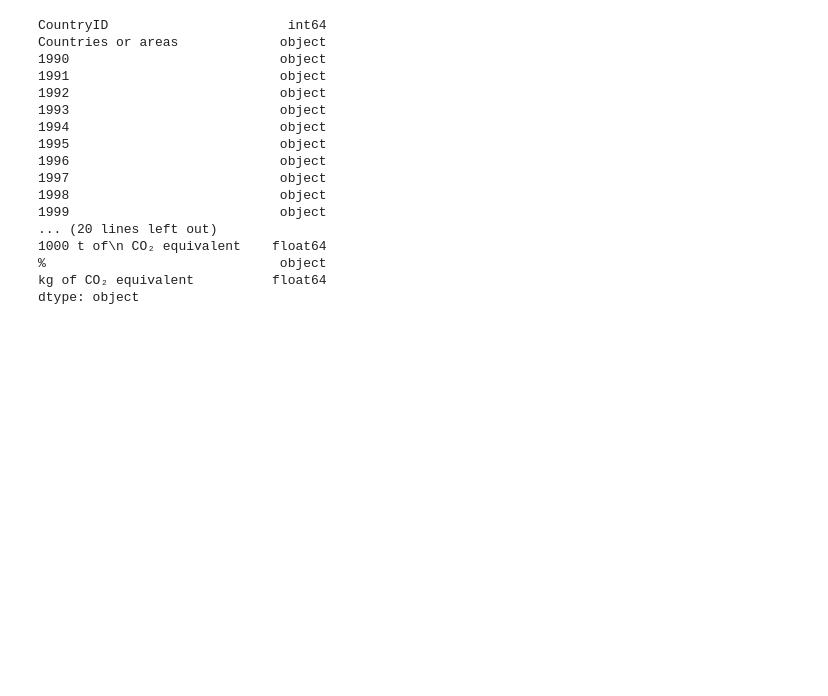
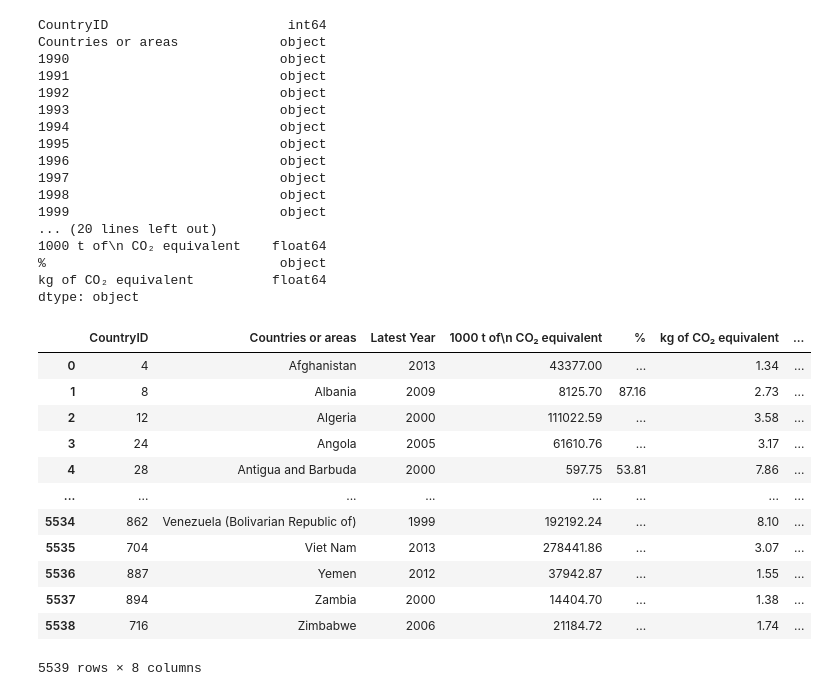
Before and after one commit to ashparra97/ETL-project, a Jupyter notebook: wrangling.ipynb, the cells around one changed output. Cells and saved outputs as stored; diff of their text form; code cells hidden in the pictures; blank space fills up the shorter version.

Commit message:
ghg csv unpivot, sort, cleaned

```diff
--- a/wrangling.ipynb
+++ b/wrangling.ipynb
@@ -84,3 +84,23 @@ Countries or areas             object
 %                              object
 kg of CO₂ equivalent          float64
 dtype: object
+# %%
+# GHG unpivoted
+
+ghg_df_unpivot = ghg_df.melt(id_vars=['CountryID', 'Countries or areas', 'Latest Year', '1000 t of\n CO₂ equivalent', '%', 'kg of CO₂ equivalent'], var_name='Year', value_name = 'GHG emissions per 1000t')
+# %%
+ghg_df_unpivot
+# %% [output]
+|  | CountryID | Countries or areas | Latest Year | 1000 t of\n CO₂ equivalent | % | kg of CO₂ equivalent | ... |
+| 0 | 4 | Afghanistan | 2013 | 43377.00 | ... | 1.34 | ... |
+| 1 | 8 | Albania | 2009 | 8125.70 | 87.16 | 2.73 | ... |
+| 2 | 12 | Algeria | 2000 | 111022.59 | ... | 3.58 | ... |
+| 3 | 24 | Angola | 2005 | 61610.76 | ... | 3.17 | ... |
+| 4 | 28 | Antigua and Barbuda | 2000 | 597.75 | 53.81 | 7.86 | ... |
+| ... | ... | ... | ... | ... | ... | ... | ... |
+| 5534 | 862 | Venezuela (Bolivarian Republic of) | 1999 | 192192.24 | ... | 8.10 | ... |
+| 5535 | 704 | Viet Nam | 2013 | 278441.86 | ... | 3.07 | ... |
+| 5536 | 887 | Yemen | 2012 | 37942.87 | ... | 1.55 | ... |
+| 5537 | 894 | Zambia | 2000 | 14404.70 | ... | 1.38 | ... |
+| 5538 | 716 | Zimbabwe | 2006 | 21184.72 | ... | 1.74 | ... |
+5539 rows × 8 columns
```
Also changed, not shown: parts of 3 cells of this notebook.
